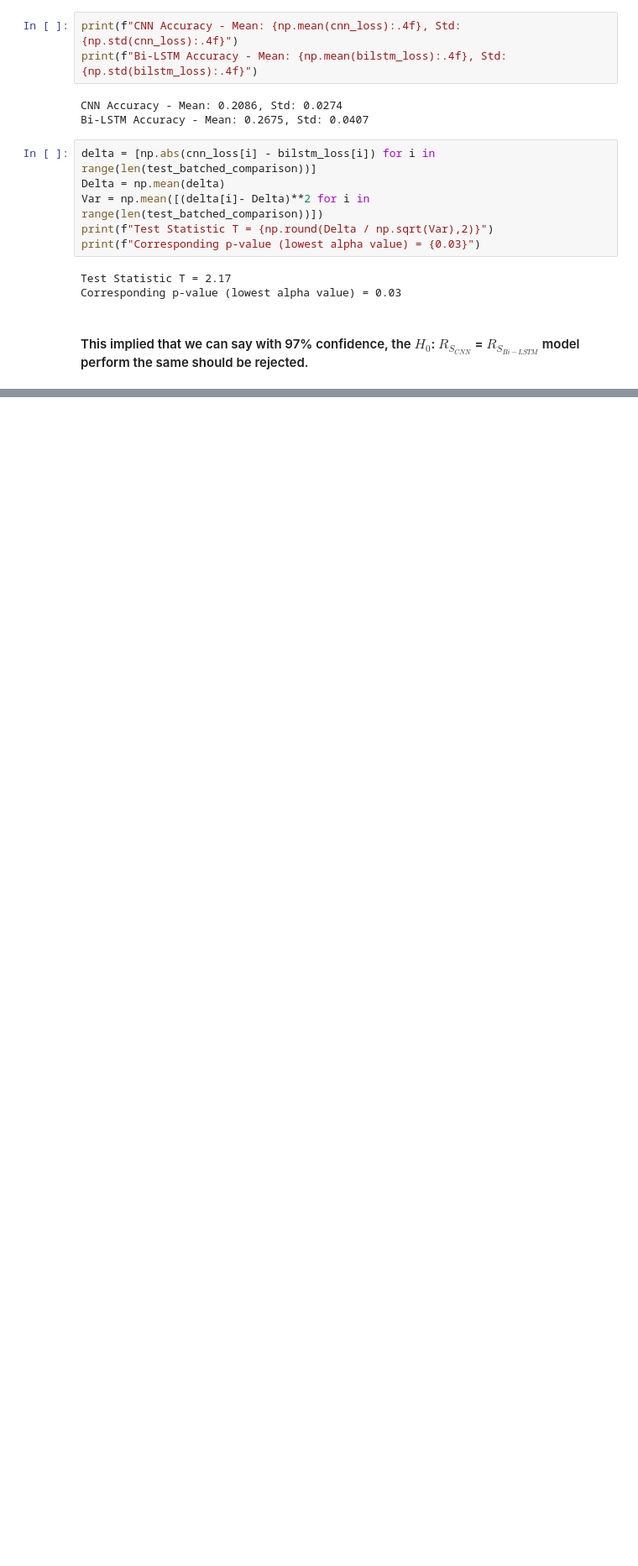
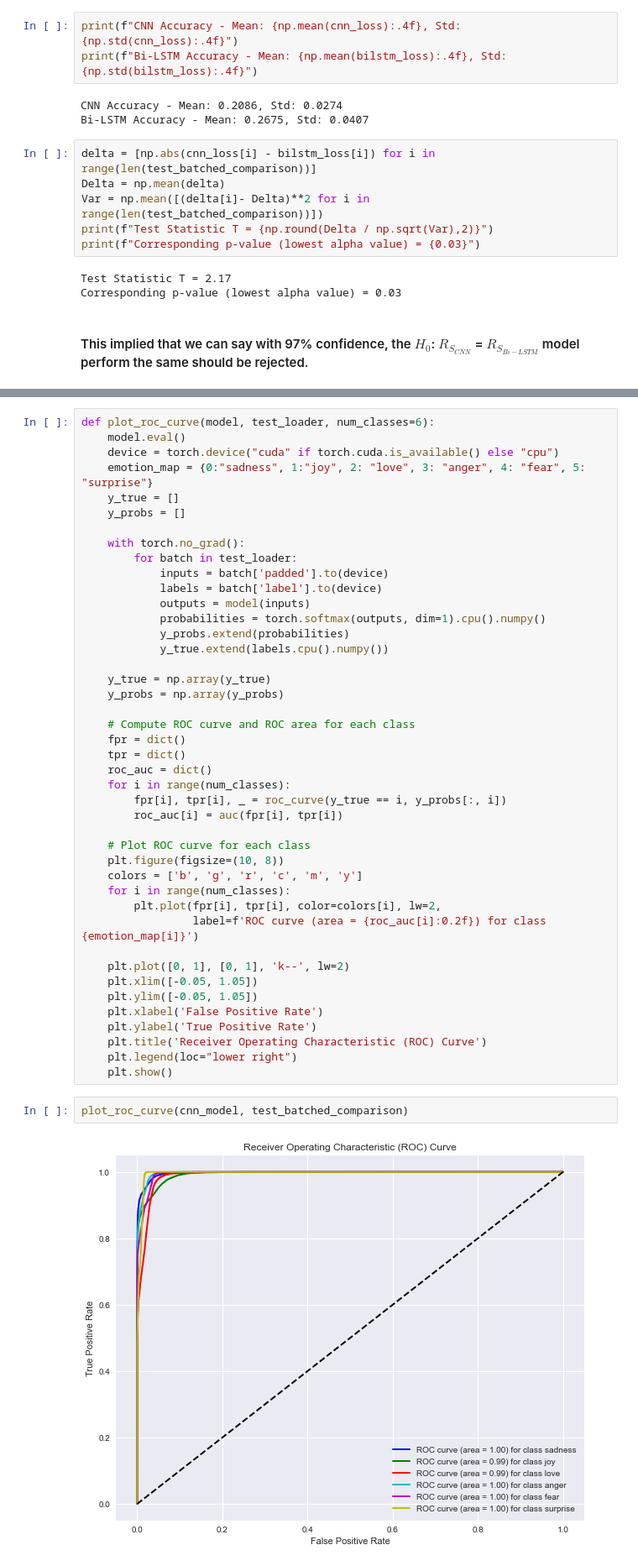
Before and after one commit to Kshitij301199/Emotion_Classification, a Jupyter notebook: jupyter_notebooks/models.ipynb, the cells around one changed output, grey strips where cells are left out. Shown: that part at 84% size. Cells and saved outputs as stored; diff of their text form; blank space fills up the shorter version.

Commit message:
Added ROC curve

```diff
--- a/jupyter_notebooks/models.ipynb
+++ b/jupyter_notebooks/models.ipynb
@@ -464,0 +439,47 @@ Corresponding p-value (lowest alpha value) = 0.03
+# %%
+def plot_roc_curve(model, test_loader, num_classes=6):
+    model.eval()
+    device = torch.device("cuda" if torch.cuda.is_available() else "cpu")
+    emotion_map = {0:"sadness", 1:"joy", 2: "love", 3: "anger", 4: "fear", 5: "surprise"}
+    y_true = []
+    y_probs = []
+
+    with torch.no_grad():
+        for batch in test_loader:
+            inputs = batch['padded'].to(device)
+            labels = batch['label'].to(device)
+            outputs = model(inputs)
+            probabilities = torch.softmax(outputs, dim=1).cpu().numpy()
+            y_probs.extend(probabilities)
+            y_true.extend(labels.cpu().numpy())
+
+    y_true = np.array(y_true)
+    y_probs = np.array(y_probs)
+
+    # Compute ROC curve and ROC area for each class
+    fpr = dict()
+    tpr = dict()
+    roc_auc = dict()
+    for i in range(num_classes):
+        fpr[i], tpr[i], _ = roc_curve(y_true == i, y_probs[:, i])
+        roc_auc[i] = auc(fpr[i], tpr[i])
+
+    # Plot ROC curve for each class
+    plt.figure(figsize=(10, 8))
+    colors = ['b', 'g', 'r', 'c', 'm', 'y']
+    for i in range(num_classes):
+        plt.plot(fpr[i], tpr[i], color=colors[i], lw=2,
+                 label=f'ROC curve (area = {roc_auc[i]:0.2f}) for class {emotion_map[i]}')
+
+    plt.plot([0, 1], [0, 1], 'k--', lw=2)
+    plt.xlim([-0.05, 1.05])
+    plt.ylim([-0.05, 1.05])
+    plt.xlabel('False Positive Rate')
+    plt.ylabel('True Positive Rate')
+    plt.title('Receiver Operating Characteristic (ROC) Curve')
+    plt.legend(loc="lower right")
+    plt.show()
+# %%
+plot_roc_curve(cnn_model, test_batched_comparison)
+# %% [output]
+[figure, added]
```
Also changed, not shown: parts of 3 cells of this notebook.
